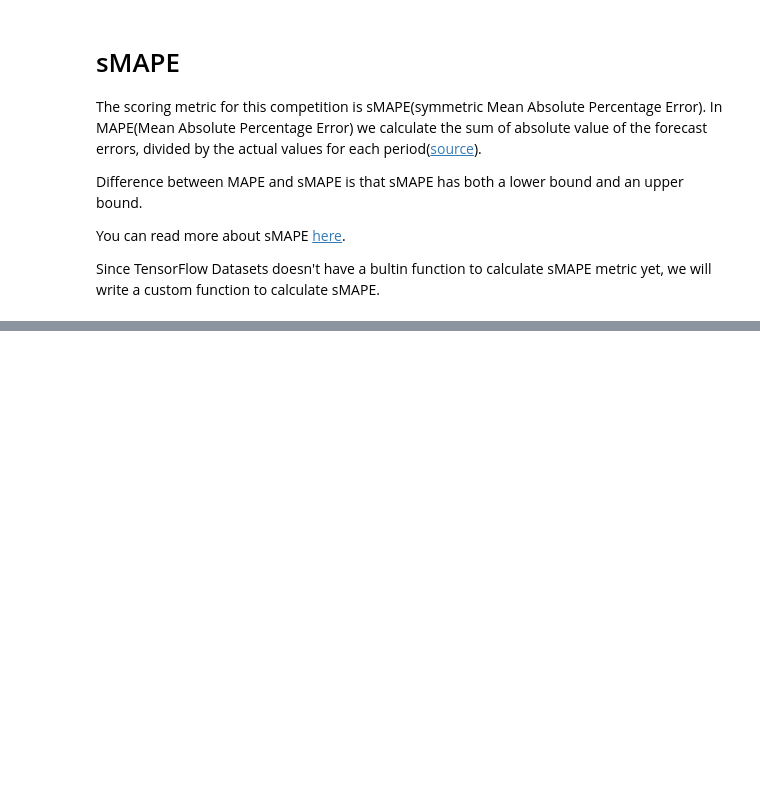
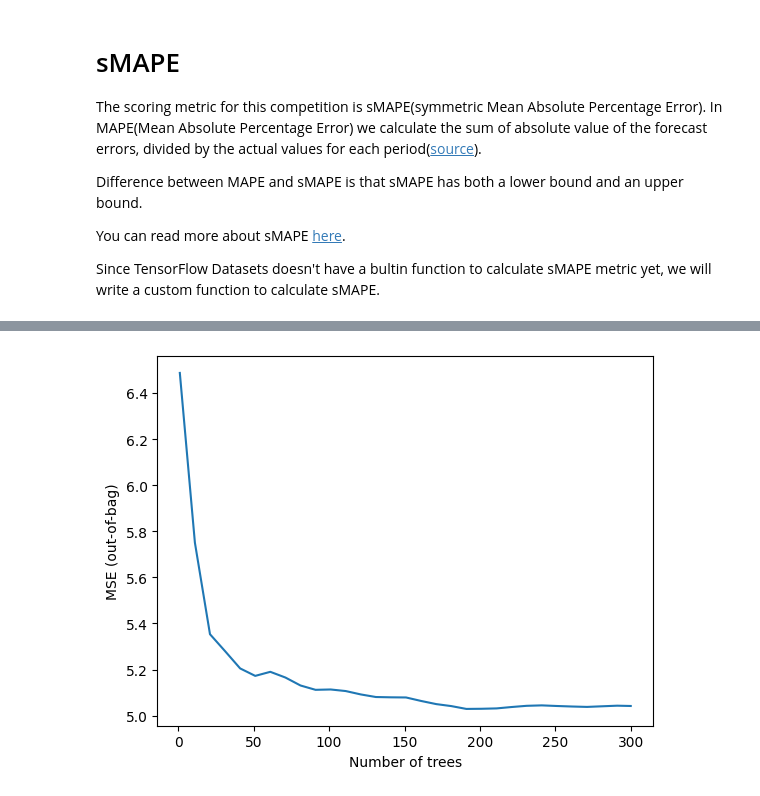
Before and after one commit to AbraChan/Coding-Practice, a Jupyter notebook: AMP®-Parkinson's Disease Progression Prediction.ipynb, the cells around one changed output, grey strips where cells are left out. Saved outputs shown, nothing was run; the diff lists cells and outputs as text; code cells hidden in the pictures; blank space fills up the shorter version.

```diff
--- a/AMP®-Parkinson's Disease Progression Prediction.ipynb
+++ b/AMP®-Parkinson's Disease Progression Prediction.ipynb
@@ -366,3 +369,6 @@ Difference between MAPE and sMAPE is that sMAPE has both a lower bound and an up
 You can read more about sMAPE [here](https://en.wikipedia.org/wiki/Symmetric_mean_absolute_percentage_error).
 
 Since TensorFlow Datasets doesn't have a bultin function to calculate sMAPE metric yet, we will write a custom function to calculate sMAPE.
+# %%
+def smape(A, F):
+    return 100/len(A) * np.sum(2 * np.abs(F - A) / (np.abs(A) + np.abs(F)))
@@ -368,0 +385,9 @@ Since TensorFlow Datasets doesn't have a bultin function to calculate sMAPE metr
+# %%
+# Create an empty dictionary to store the models trained for each label.
+model_dict = {}
+
+# Create an empty dictionary to store the mse score of the models trained for each label.
+mse_dict = {}
+
+# Create an empty dictionary to store the sMAPE scores of the models trained for each label.
+smape_dict = {}
@@ -368,0 +398,3 @@ Since TensorFlow Datasets doesn't have a bultin function to calculate sMAPE metr
+# %%
+FEATURES = [i for i in pro_pep_df.columns if i not in ["visit_id"]]
+FEATURES.append("visit_month")
@@ -368,0 +554,9 @@ Since TensorFlow Datasets doesn't have a bultin function to calculate sMAPE metr
+# %%
+# Let us use the model for the label `updrs_1` for this purpose
+logs = model_dict['updrs_1'].make_inspector().training_logs()
+plt.plot([log.num_trees for log in logs], [log.evaluation.rmse for log in logs])
+plt.xlabel("Number of trees")
+plt.ylabel("MSE (out-of-bag)")
+plt.show()
+# %% [output]
+[figure, added]
```
Also changed, not shown: parts of 21 cells of this notebook.
